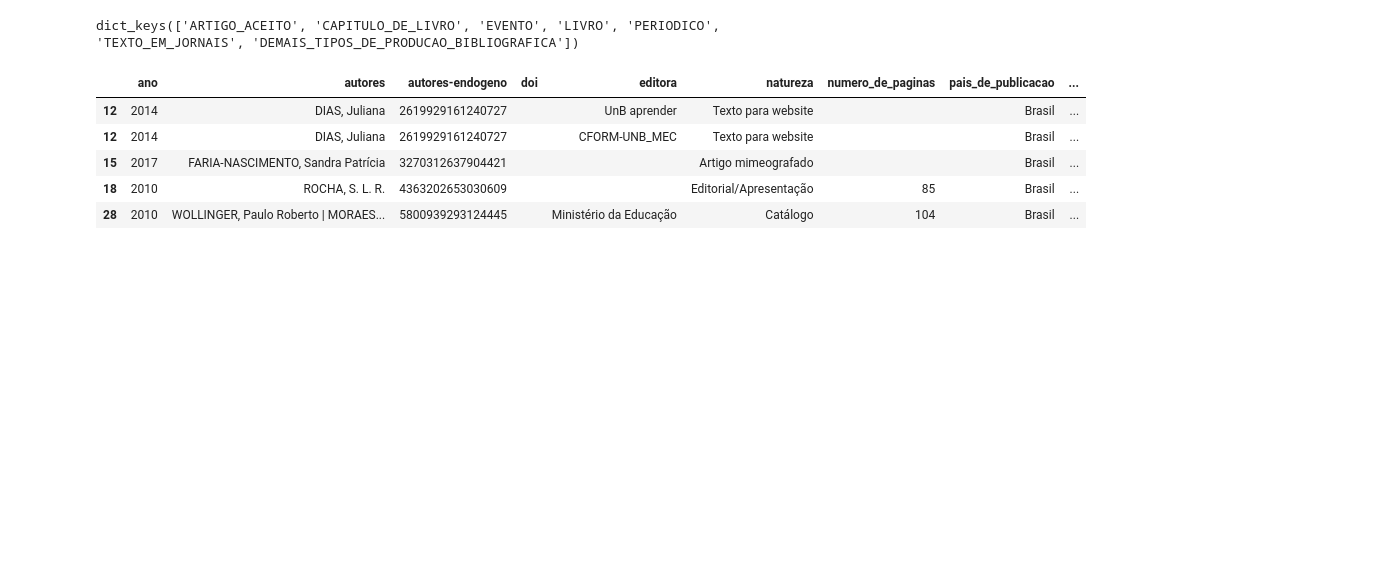
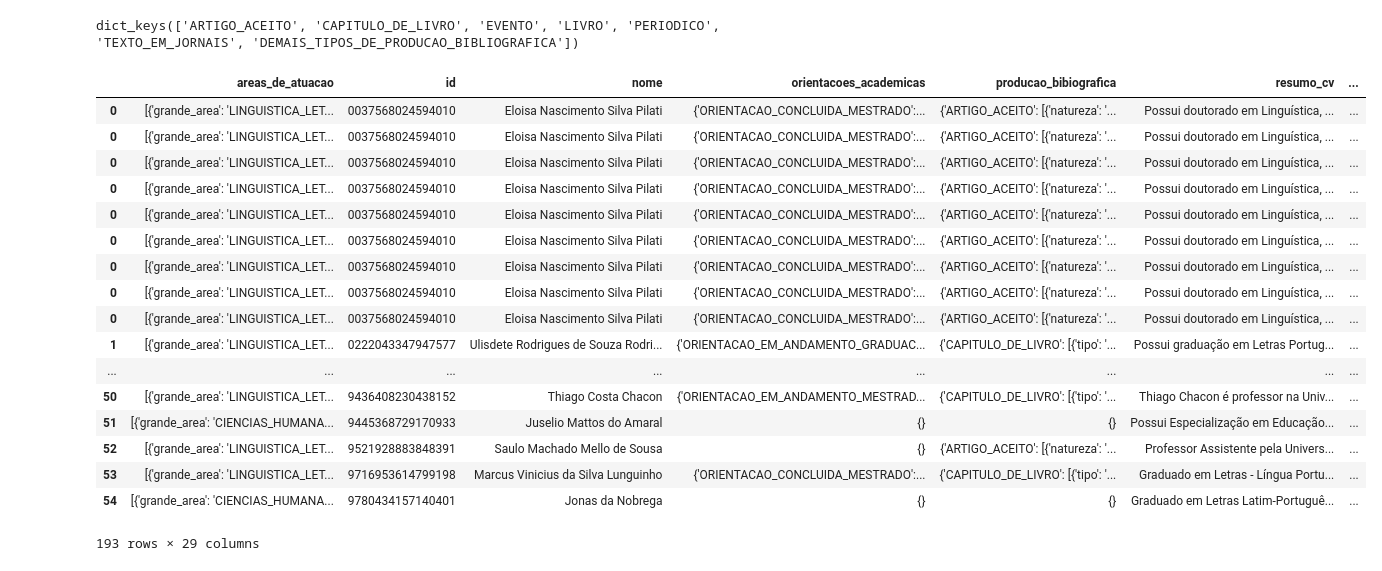
Before and after one commit to wagneralbjr/Tratamento-Perfis-UnB, a Jupyter notebook: Trata Base e-lattes.ipynb, the cells around one changed output. Drawn from its saved outputs; the diff is of its cells as text; code cells hidden in the pictures; blank space fills up the shorter version.

```diff
--- a/Trata Base e-lattes.ipynb
+++ b/Trata Base e-lattes.ipynb
@@ -256,7 +256,6 @@ def trata_producao_bibiografica(df):
                 """
                 if not isinstance(elem['autores'], str) :
                     elem['autores'] = " | ".join(elem['autores'])
-                    continue
 
 
                 try:
@@ -278,6 +277,6 @@ def trata_producao_bibiografica(df):
 # %%
 df_prod_bibiografica = trata_producao_bibiografica(df)
-df_prod_bibiografica = trata_producao_bibiografica(df)
+#df_prod_bibiografica = trata_producao_bibiografica(df)
 # %%
 df.index
 # %% [output]
@@ -291,12 +290,26 @@ Name: tipo_producao, dtype: int64
 df_prod_bibiografica.keys()
 # %% [output]
 dict_keys(['ARTIGO_ACEITO', 'CAPITULO_DE_LIVRO', 'EVENTO', 'LIVRO', 'PERIODICO', 'TEXTO_EM_JORNAIS', 'DEMAIS_TIPOS_DE_PRODUCAO_BIBLIOGRAFICA'])
-# %%
-pd.concat(df_prod_bibiografica['DEMAIS_TIPOS_DE_PRODUCAO_BIBLIOGRAFICA']).head()
-# %% [output]
-|  | ano | autores | autores-endogeno | doi | editora | natureza | numero_de_paginas | pais_de_publicacao | ... |
-| 12 | 2014 | DIAS, Juliana | 2619929161240727 |  | UnB aprender | Texto para website |  | Brasil | ... |
-| 12 | 2014 | DIAS, Juliana | 2619929161240727 |  | CFORM-UNB_MEC | Texto para website |  | Brasil | ... |
-| 15 | 2017 | FARIA-NASCIMENTO, Sandra Patrícia | 3270312637904421 |  |  | Artigo mimeografado |  | Brasil | ... |
-| 18 | 2010 | ROCHA, S. L. R. | 4363202653030609 |  |  | Editorial/Apresentação | 85 | Brasil | ... |
-| 28 | 2010 | WOLLINGER, Paulo Roberto | MORAES... | 5800939293124445 |  | Ministério da Educação | Catálogo | 104 | Brasil | ... |
+# %%
+livros = pd.concat(df_prod_bibiografica['LIVRO'])
+# %%
+df.join(livros)
+# %% [output]
+|  | areas_de_atuacao | id | nome | orientacoes_academicas | producao_bibiografica | resumo_cv | ... |
+| 0 | [{'grande_area': 'LINGUISTICA_LET... | 0037568024594010 | Eloisa Nascimento Silva Pilati | {'ORIENTACAO_CONCLUIDA_MESTRADO':... | {'ARTIGO_ACEITO': [{'natureza': '... | Possui doutorado em Linguística, ... | ... |
+| 0 | [{'grande_area': 'LINGUISTICA_LET... | 0037568024594010 | Eloisa Nascimento Silva Pilati | {'ORIENTACAO_CONCLUIDA_MESTRADO':... | {'ARTIGO_ACEITO': [{'natureza': '... | Possui doutorado em Linguística, ... | ... |
+| 0 | [{'grande_area': 'LINGUISTICA_LET... | 0037568024594010 | Eloisa Nascimento Silva Pilati | {'ORIENTACAO_CONCLUIDA_MESTRADO':... | {'ARTIGO_ACEITO': [{'natureza': '... | Possui doutorado em Linguística, ... | ... |
+| 0 | [{'grande_area': 'LINGUISTICA_LET... | 0037568024594010 | Eloisa Nascimento Silva Pilati | {'ORIENTACAO_CONCLUIDA_MESTRADO':... | {'ARTIGO_ACEITO': [{'natureza': '... | Possui doutorado em Linguística, ... | ... |
+| 0 | [{'grande_area': 'LINGUISTICA_LET... | 0037568024594010 | Eloisa Nascimento Silva Pilati | {'ORIENTACAO_CONCLUIDA_MESTRADO':... | {'ARTIGO_ACEITO': [{'natureza': '... | Possui doutorado em Linguística, ... | ... |
+| 0 | [{'grande_area': 'LINGUISTICA_LET... | 0037568024594010 | Eloisa Nascimento Silva Pilati | {'ORIENTACAO_CONCLUIDA_MESTRADO':... | {'ARTIGO_ACEITO': [{'natureza': '... | Possui doutorado em Linguística, ... | ... |
+| 0 | [{'grande_area': 'LINGUISTICA_LET... | 0037568024594010 | Eloisa Nascimento Silva Pilati | {'ORIENTACAO_CONCLUIDA_MESTRADO':... | {'ARTIGO_ACEITO': [{'natureza': '... | Possui doutorado em Linguística, ... | ... |
+| 0 | [{'grande_area': 'LINGUISTICA_LET... | 0037568024594010 | Eloisa Nascimento Silva Pilati | {'ORIENTACAO_CONCLUIDA_MESTRADO':... | {'ARTIGO_ACEITO': [{'natureza': '... | Possui doutorado em Linguística, ... | ... |
+| 0 | [{'grande_area': 'LINGUISTICA_LET... | 0037568024594010 | Eloisa Nascimento Silva Pilati | {'ORIENTACAO_CONCLUIDA_MESTRADO':... | {'ARTIGO_ACEITO': [{'natureza': '... | Possui doutorado em Linguística, ... | ... |
+| 1 | [{'grande_area': 'LINGUISTICA_LET... | 0222043347947577 | Ulisdete Rodrigues de Souza Rodri... | {'ORIENTACAO_EM_ANDAMENTO_GRADUAC... | {'CAPITULO_DE_LIVRO': [{'tipo': '... | Possui graduação em Letras Portug... | ... |
+| ... | ... | ... | ... | ... | ... | ... | ... |
+| 50 | [{'grande_area': 'LINGUISTICA_LET... | 9436408230438152 | Thiago Costa Chacon | {'ORIENTACAO_EM_ANDAMENTO_MESTRAD... | {'CAPITULO_DE_LIVRO': [{'tipo': '... | Thiago Chacon é professor na Univ... | ... |
+| 51 | [{'grande_area': 'CIENCIAS_HUMANA... | 9445368729170933 | Juselio Mattos do Amaral | {} | {} | Possui Especialização em Educação... | ... |
+| 52 | [{'grande_area': 'LINGUISTICA_LET... | 9521928883848391 | Saulo Machado Mello de Sousa | {} | {'ARTIGO_ACEITO': [{'natureza': '... | Professor Assistente pela Univers... | ... |
+| 53 | [{'grande_area': 'LINGUISTICA_LET... | 9716953614799198 | Marcus Vinicius da Silva Lunguinho | {'ORIENTACAO_CONCLUIDA_MESTRADO':... | {'CAPITULO_DE_LIVRO': [{'tipo': '... | Graduado em Letras - Língua Portu... | ... |
+| 54 | [{'grande_area': 'CIENCIAS_HUMANA... | 9780434157140401 | Jonas da Nobrega | {} | {} | Graduado em Letras Latim-Portuguê... | ... |
+193 rows × 29 columns
```
Also changed, not shown: parts of 2 cells of this notebook.
